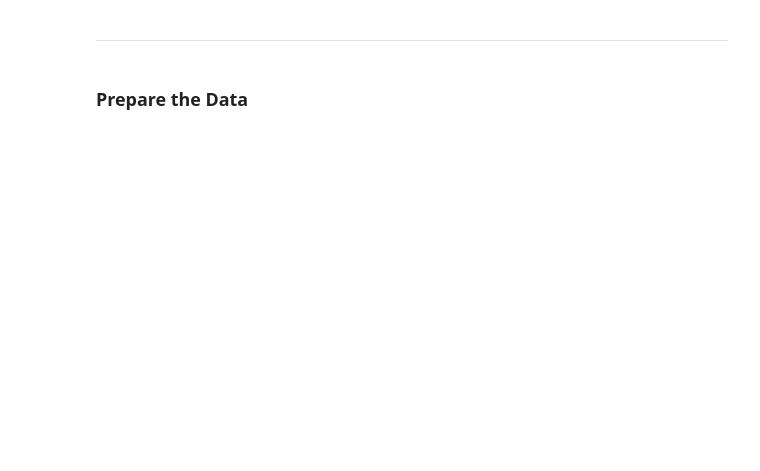
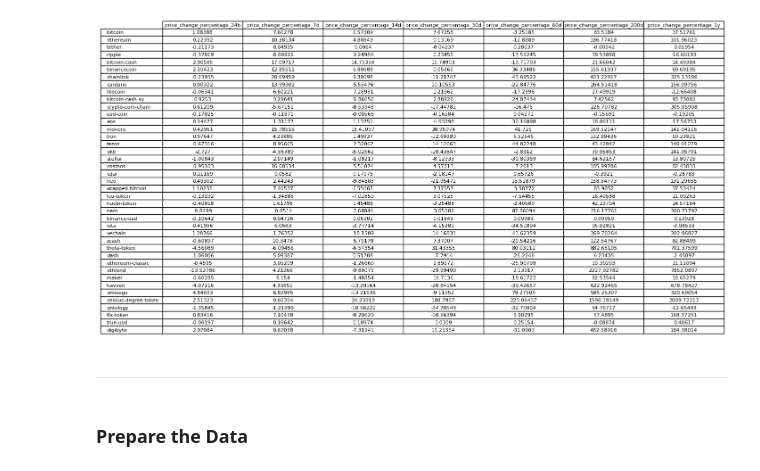
Before and after one commit to amc1119/CryptoClustering, a Jupyter notebook: Crypto_Clustering.ipynb, the cells around one changed output. Cells and saved outputs as stored; diff of their text form; code cells hidden in the pictures; blank space fills up the shorter version.

```diff
--- a/Crypto_Clustering.ipynb
+++ b/Crypto_Clustering.ipynb
@@ -55,3 +58,15 @@ df_market_data.hvplot.line(
 )
 # %% [output]
 [interactive output not drawn]
+# %%
+# Plotting the market data DataFrame
+fig, ax = plt.subplots(figsize=(8, 4))
+ax.axis('equal')
+ax.axis('off')
+tbl = table(ax, df_market_data, loc='center', cellLoc = 'center', colWidths = [.29]*len(df_market_data.columns))
+
+# Adjust font size of the table cells
+tbl.auto_set_font_size(False)
+tbl.set_fontsize(8)
+# %% [output]
+[figure, added]
```
Also changed, not shown: parts of 4 cells of this notebook, 5 other files.
